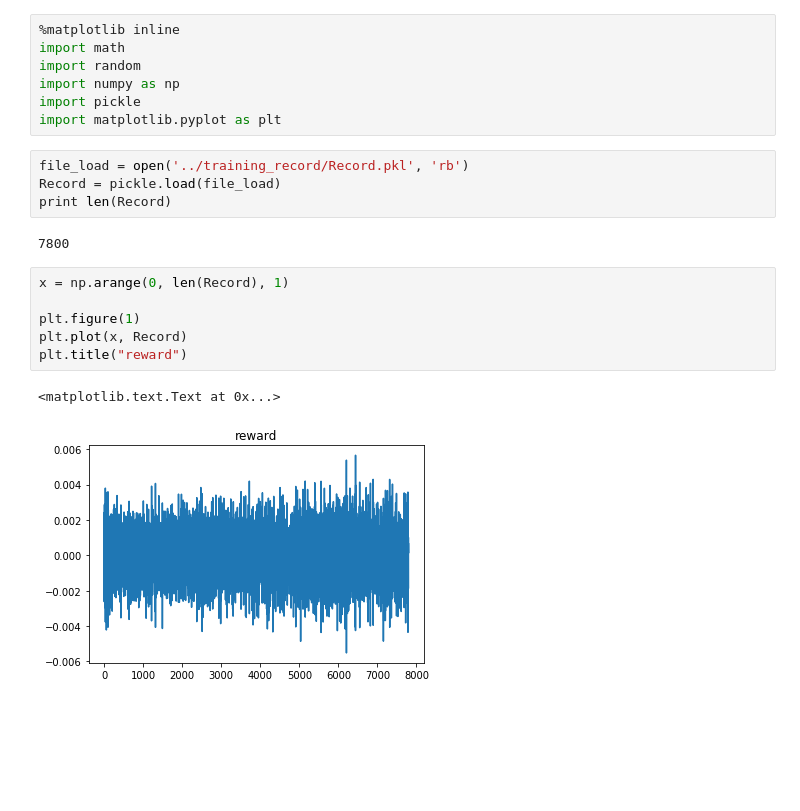
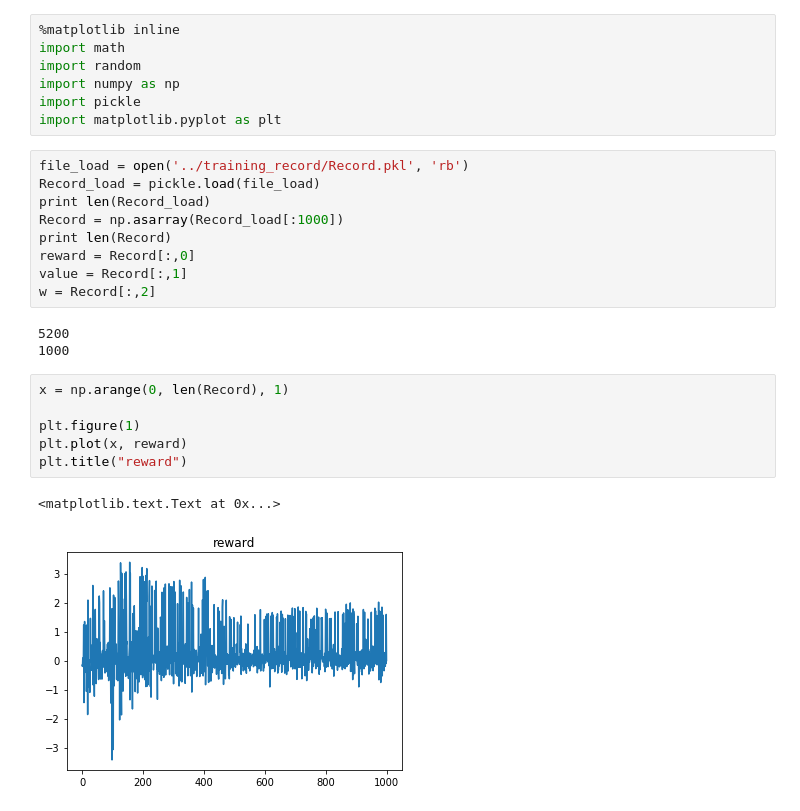
Before and after one commit to weihaosky/robot-manipulation-DRL, a Jupyter notebook: scripts/plot_record.ipynb, the cells around one changed output. Cells and saved outputs as stored; diff of their text form; blank space fills up the shorter version.

```diff
--- a/scripts/plot_record.ipynb
+++ b/scripts/plot_record.ipynb
@@ -7,16 +7,22 @@ import pickle
 import matplotlib.pyplot as plt
 # %%
 file_load = open('../training_record/Record.pkl', 'rb')
-Record = pickle.load(file_load)
+Record_load = pickle.load(file_load)
+print len(Record_load)
+Record = np.asarray(Record_load[:1000])
 print len(Record)
+reward = Record[:,0]
+value = Record[:,1]
+w = Record[:,2]
 # %% [output]
-7800
+5200
+1000
 # %%
 x = np.arange(0, len(Record), 1)
 
 plt.figure(1)
-plt.plot(x, Record)
+plt.plot(x, reward)
 plt.title("reward")
 # %% [output]
 <matplotlib.text.Text at 0x...>
-[figure, old version]
+[figure, new version]
```
Also changed, not shown: parts of 2 cells of this notebook, 2 other files.
